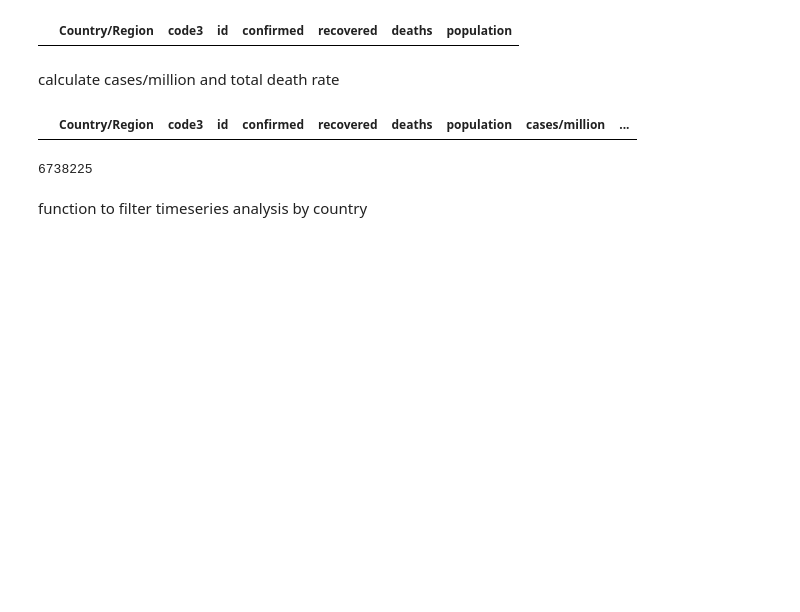
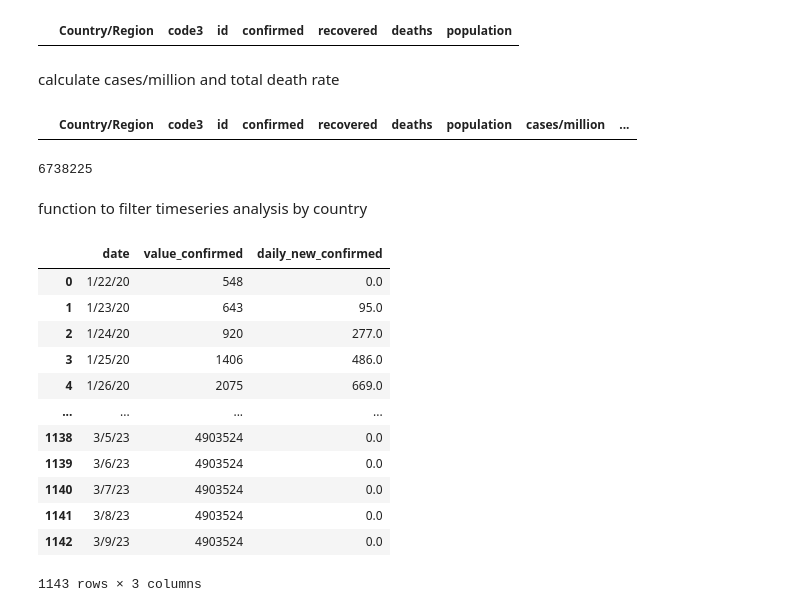
Before and after one commit to mayurasandakalum/dashboard-with-flask, a Jupyter notebook: covid_data_cleaning.ipynb, the cells around one changed output. Drawn from its saved outputs; the diff is of its cells as text; code cells hidden in the pictures; blank space fills up the shorter version.

```diff
--- a/covid_data_cleaning.ipynb
+++ b/covid_data_cleaning.ipynb
@@ -478,0 +490,20 @@ def get_by_country_merged(total_confirmed, total_death, total_recovered, country
+# %%
+# example for China
+country_tseries = get_by_country(total_confirmed, "China", "confirmed")
+
+# it will give me total confirmed cases per day in US, also I can use this for total_deaths and total_recovered too
+country_tseries
+# %% [output]
+|  | date | value_confirmed | daily_new_confirmed |
+| 0 | 1/22/20 | 548 | 0.0 |
+| 1 | 1/23/20 | 643 | 95.0 |
+| 2 | 1/24/20 | 920 | 277.0 |
+| 3 | 1/25/20 | 1406 | 486.0 |
+| 4 | 1/26/20 | 2075 | 669.0 |
+| ... | ... | ... | ... |
+| 1138 | 3/5/23 | 4903524 | 0.0 |
+| 1139 | 3/6/23 | 4903524 | 0.0 |
+| 1140 | 3/7/23 | 4903524 | 0.0 |
+| 1141 | 3/8/23 | 4903524 | 0.0 |
+| 1142 | 3/9/23 | 4903524 | 0.0 |
+1143 rows × 3 columns
```
Also changed, not shown: parts of 11 cells of this notebook, 1 other file.
